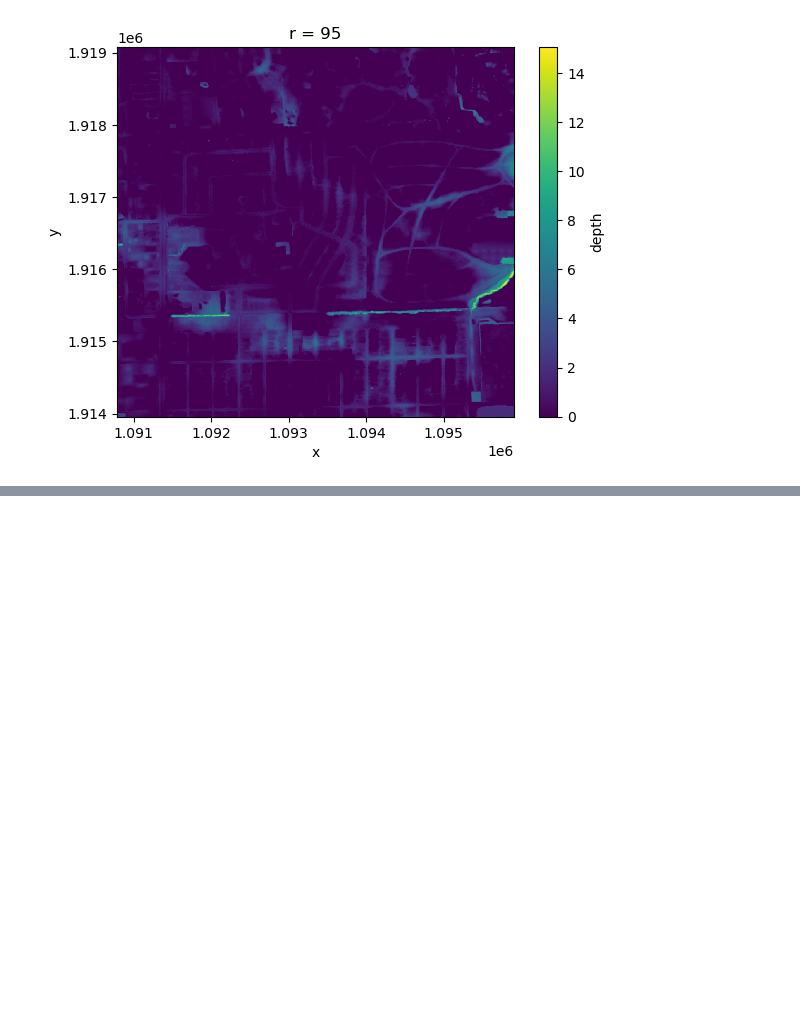
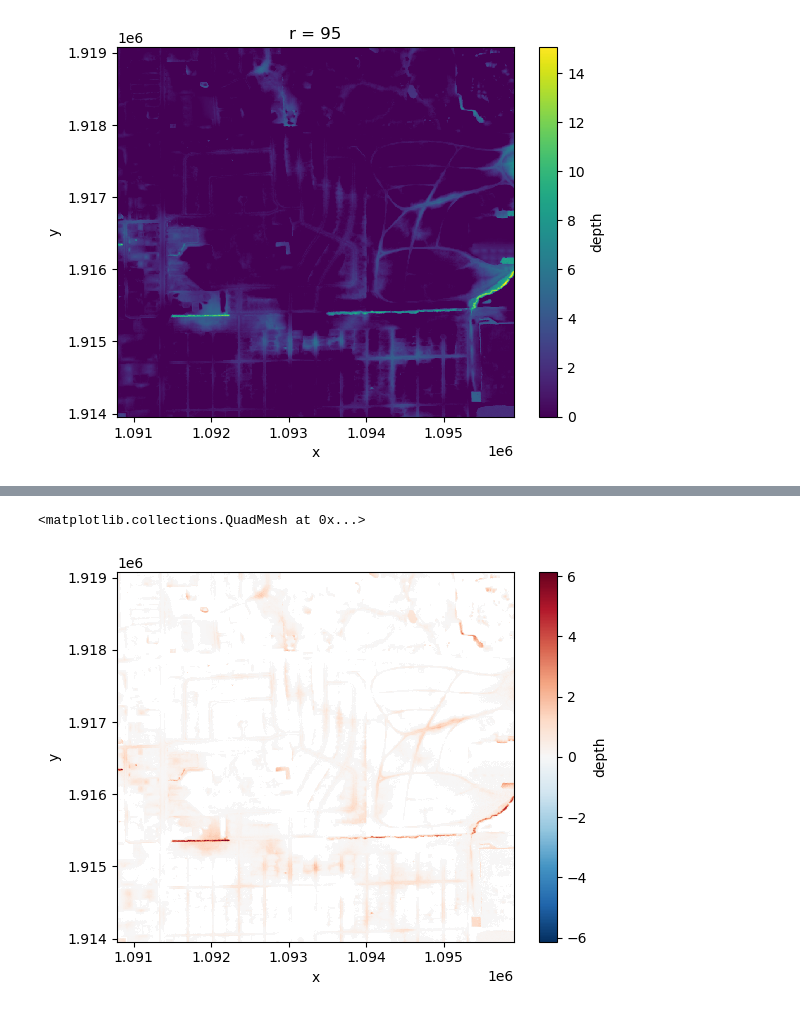
Before and after one commit to arc-pts/ffrd-grid-concept, a Jupyter notebook: ffrd-grid-concept.ipynb, the cells around one changed output, grey strips where cells are left out. Saved outputs shown, nothing was run; the diff lists cells and outputs as text; code cells hidden in the pictures; blank space fills up the shorter version.

```diff
--- a/ffrd-grid-concept.ipynb
+++ b/ffrd-grid-concept.ipynb
@@ -370 +215,8 @@ d100.upper_ci.plot()
+# %%
+d10 = xr.open_zarr("./data/depth_10.zarr").depth
+d500 = xr.open_zarr("./data/depth_500.zarr").depth
+(d500 - d10).plot()
+# %% [output]
+<matplotlib.collections.QuadMesh at 0x...>
+[figure, added]
 # %%
```
Also changed, not shown: parts of 39 cells of this notebook, 1 other file.
